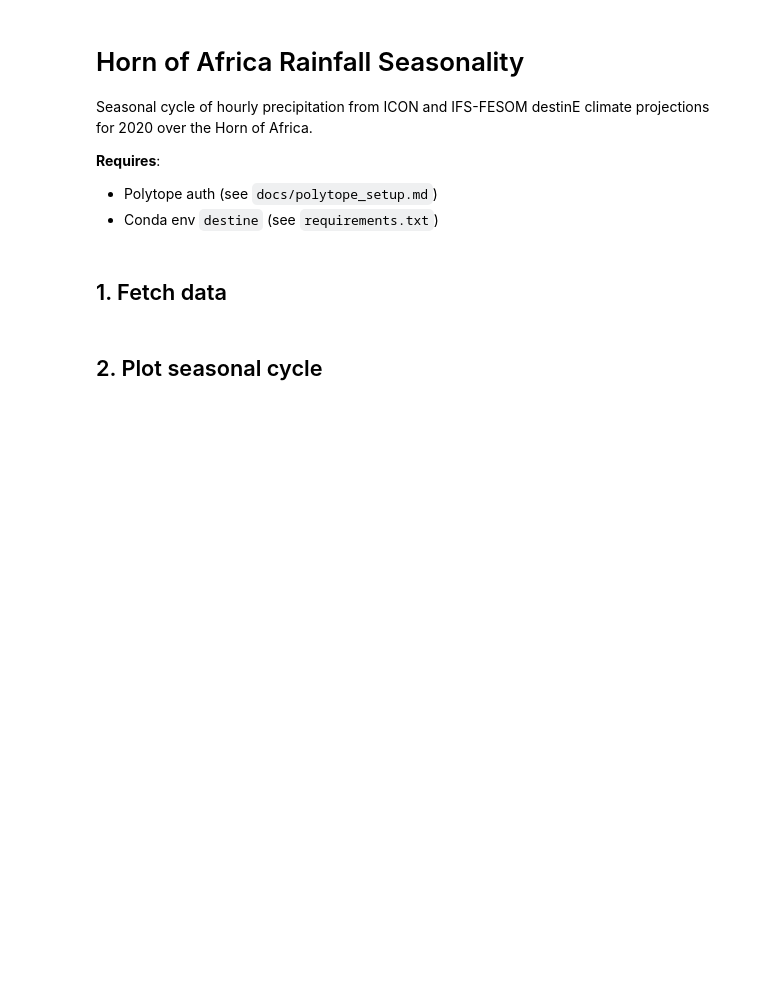
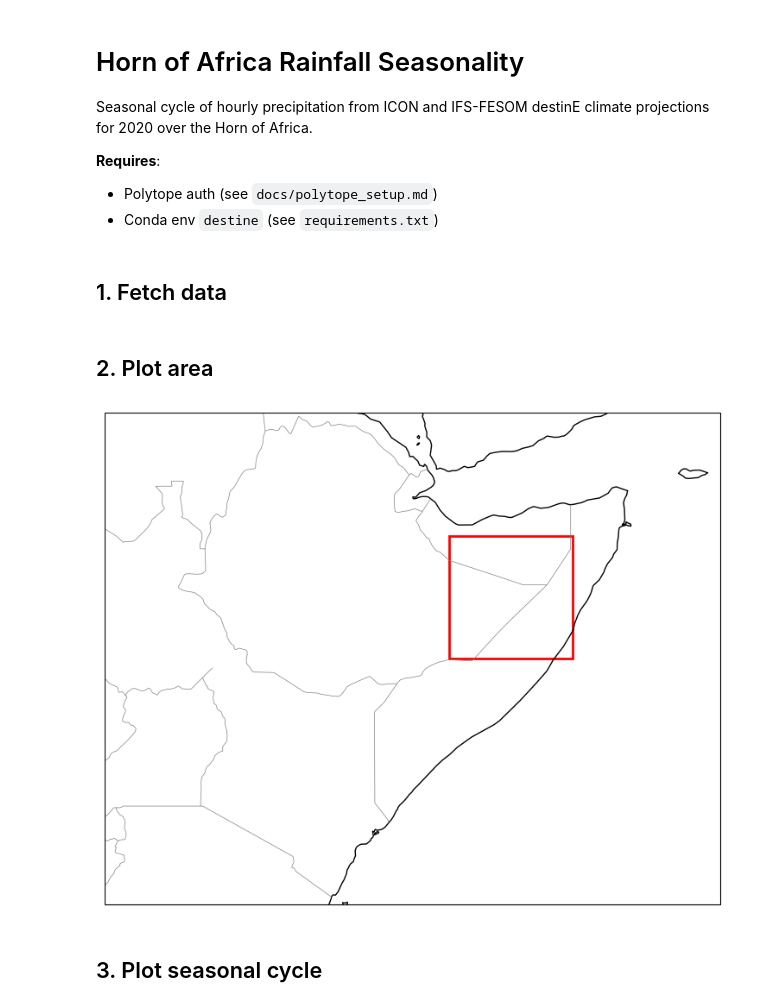
Before and after one commit to spaetd96/acclimatise-africa-rainfall, a Jupyter notebook: analysis/seasonality_hornofafrica_daily.ipynb, the cells around one changed output. Cells and saved outputs as stored; diff of their text form; code cells hidden in the pictures; blank space fills up the shorter version.

Commit message:
add GHA cartopy orientation map plot

```diff
--- a/analysis/seasonality_hornofafrica_daily.ipynb
+++ b/analysis/seasonality_hornofafrica_daily.ipynb
@@ -36,8 +36,34 @@ ifs = xr.open_mfdataset(
     "../data/horn_of_africa/IFS-FESOM/*.nc"
     )
 ifs["avg_tprate"] = ifs.avg_tprate * 86400
+# %% [markdown]
+## 2. Plot area
+# %%
+import cartopy.crs as ccrs
+import cartopy.feature as cfeature
+from matplotlib.patches import Rectangle
+
+fig, ax = plt.subplots(figsize=(8, 6), subplot_kw={"projection": ccrs.PlateCarree()})
+
+# Map extent covering the Greater Horn of Africa
+ax.set_extent([30, 55, -5, 15], crs=ccrs.PlateCarree())
+
+# Coastlines and country borders as black lines
+ax.coastlines(color="black", lw=1)
+ax.add_feature(cfeature.BORDERS, color="grey", lw=0.5)
+
+# Red rectangle marking the 5°×5° analysis region (5–10°N, 44–49°E)
+rect = Rectangle((44, 5), 5, 5, linewidth=2, edgecolor="red", facecolor="none",
+                 transform=ccrs.PlateCarree())
+ax.add_patch(rect)
+
+plt.tight_layout()
+plt.savefig("plots/horn_of_africa_region.png", dpi=300)
+plt.show()
+# %% [output]
+[figure, added]
 # %% [markdown]
-## 2. Plot seasonal cycle
+## 3. Plot seasonal cycle
 # %%
 #calculate daily means
 imerg_yd = imerg.mean(dim=["lat", "lon"], skipna=True).groupby("time.dayofyear").mean("time")
```
Also changed, not shown: parts of 1 cell of this notebook, 2 other files.
